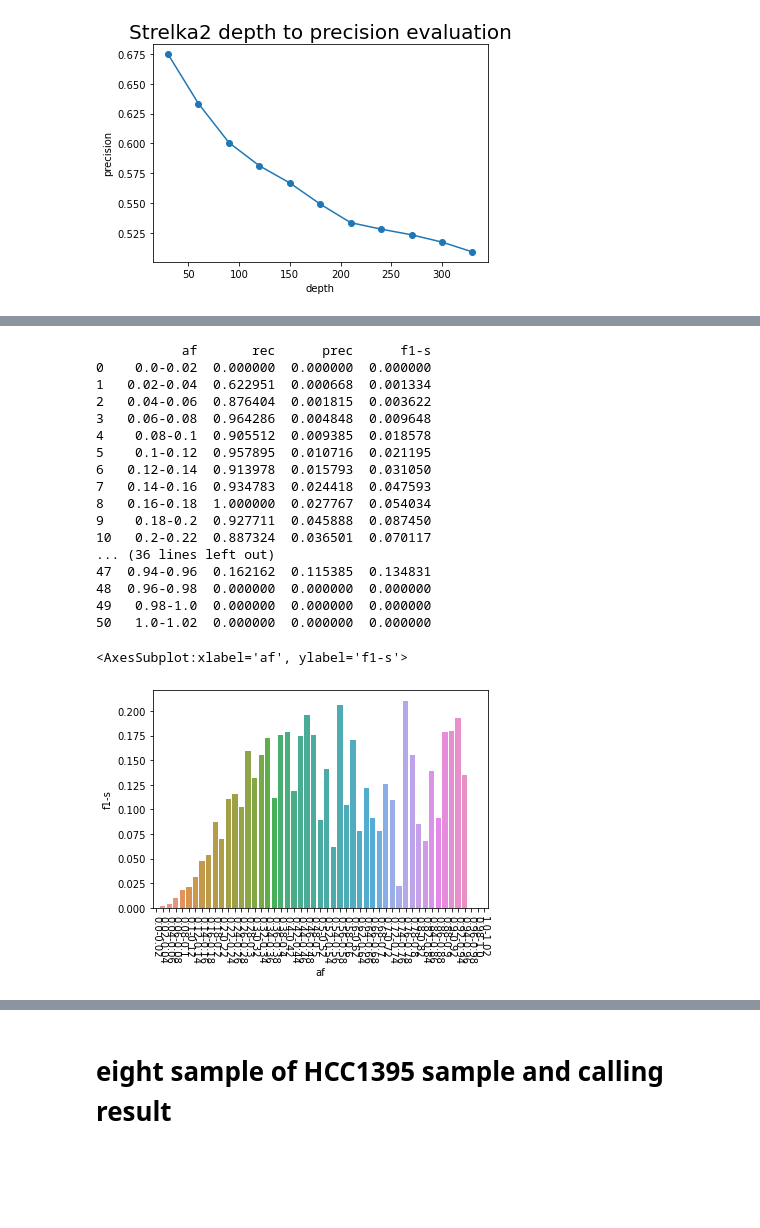
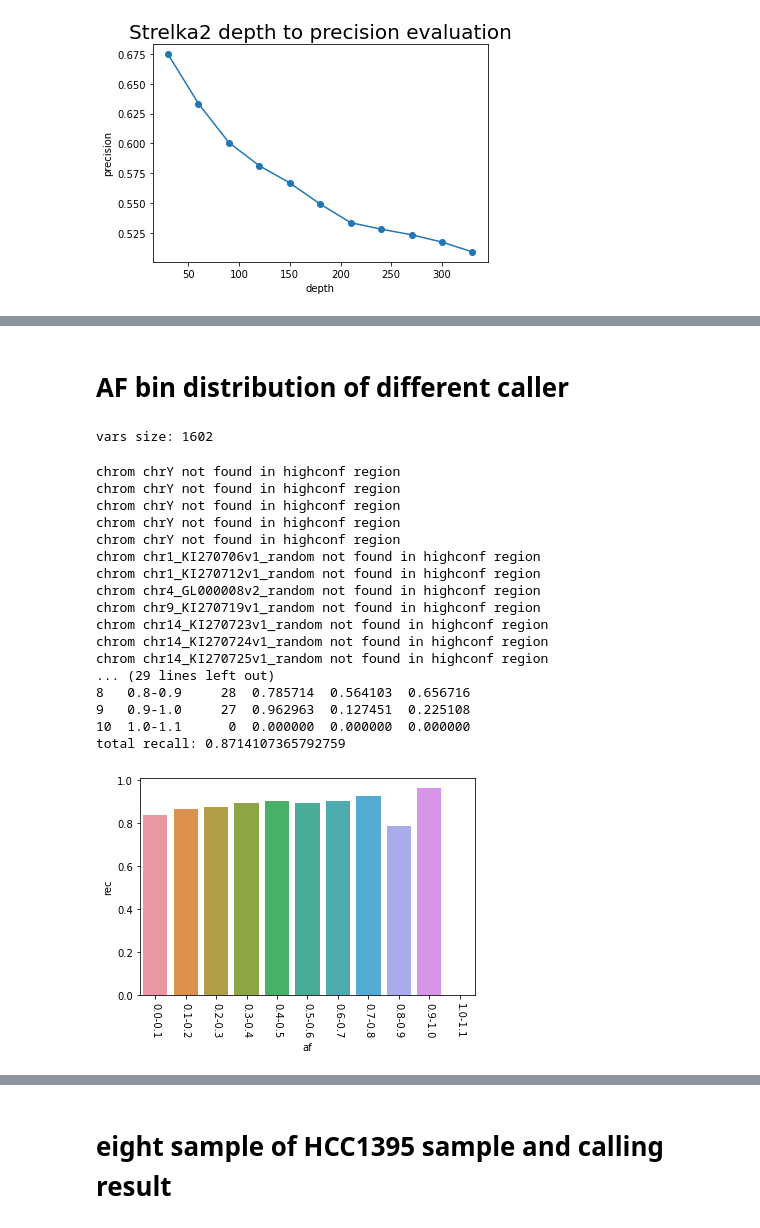
Before and after one commit to LeiHaoa/RabbitVar, a Jupyter notebook: RandomForest/Paper/ResultVisualization.ipynb, the cells around one changed output, grey strips where cells are left out. Saved outputs shown, nothing was run; the diff lists cells and outputs as text; code cells hidden in the pictures; blank space fills up the shorter version.

```diff
--- a/RandomForest/Paper/ResultVisualization.ipynb
+++ b/RandomForest/Paper/ResultVisualization.ipynb
@@ -524,32 +604,0 @@ bins_to_res = get_val_res_by_afbin(variant_af_bin, truth_af_bin)
-# %%
-import pandas as pd
-import seaborn as sns
-from matplotlib import pyplot as plt
-data = []
-for k, v in bins_to_res.items():
-    data.append([k, *v])
-df = pd.DataFrame(data)
-df.columns = ['af', 'rec', 'prec', 'f1-s']
-print(df)
-plt.xticks(rotation=270)
-sns.barplot(x="af", y="f1-s", data=df)
-# %% [output]
-           af       rec      prec      f1-s
-0    0.0-0.02  0.000000  0.000000  0.000000
-1   0.02-0.04  0.622951  0.000668  0.001334
-2   0.04-0.06  0.876404  0.001815  0.003622
-3   0.06-0.08  0.964286  0.004848  0.009648
-4    0.08-0.1  0.905512  0.009385  0.018578
-5    0.1-0.12  0.957895  0.010716  0.021195
-6   0.12-0.14  0.913978  0.015793  0.031050
-7   0.14-0.16  0.934783  0.024418  0.047593
-8   0.16-0.18  1.000000  0.027767  0.054034
-9    0.18-0.2  0.927711  0.045888  0.087450
-10   0.2-0.22  0.887324  0.036501  0.070117
-... (36 lines left out)
-47  0.94-0.96  0.162162  0.115385  0.134831
-48  0.96-0.98  0.000000  0.000000  0.000000
-49   0.98-1.0  0.000000  0.000000  0.000000
-50   1.0-1.02  0.000000  0.000000  0.000000
-<AxesSubplot:xlabel='af', ylabel='f1-s'>
-[figure, removed]
@@ -555,0 +664,40 @@ sns.barplot(x="af", y="f1-s", data=df)
+# %% [markdown]
+# AF bin distribution of different caller
+# %%
+## get truth data
+truth_file = 'plt:/home/data/data_share/FD/Truth/sINDEL.MDKT.superSet.v1.2.vcf'
+truth_file_local = "/Users/zhanghao/workspace/VariantCalling/ResVisual/hcctruth.vcf"
+if not os.path.exists(truth_file_local):
+  stat =  os.system(f"scp {truth_file} {truth_file_local}")
+  print(stat)
+truth_indels = get_variants(truth_file_local, "INDEL")
+truth_af_express = 'float(re.search(r\';TVAF=(0\\.\\w+);\', var_items[7]).group(1))'
+truth_af_bin = get_af_bin(truth_indels, 0, 1, 0.1, truth_af_express)
+# %% [output]
+vars size: 1602
+# %%
+## get mutect2 data
+mutect_indels = get_variants_from_remote("amd1:/home/large/haoz/BCBIO_WGS/workspace/WGS_NV_T_1/HCC1395_WGS_NV_T_1/WGS_NV_T_1/WGS_NV_T_1-mutect2.vcf.gz",
+                                         "INDEL", zipped = True)
+af_express = 'float(var_items[-1].split(\':\')[2])'
+variant_af_bin = get_af_bin(mutect_indels, 0, 1, 0.1, af_express)
+bins2res_result_visual(mutect_indels, variant_af_bin, truth_af_bin)
+# %% [output]
+chrom chrY not found in highconf region
+chrom chrY not found in highconf region
+chrom chrY not found in highconf region
+chrom chrY not found in highconf region
+chrom chrY not found in highconf region
+chrom chr1_KI270706v1_random not found in highconf region
+chrom chr1_KI270712v1_random not found in highconf region
+chrom chr4_GL000008v2_random not found in highconf region
+chrom chr9_KI270719v1_random not found in highconf region
+chrom chr14_KI270723v1_random not found in highconf region
+chrom chr14_KI270724v1_random not found in highconf region
+chrom chr14_KI270725v1_random not found in highconf region
+... (29 lines left out)
+8   0.8-0.9     28  0.785714  0.564103  0.656716
+9   0.9-1.0     27  0.962963  0.127451  0.225108
+10  1.0-1.1      0  0.000000  0.000000  0.000000
+total recall: 0.8714107365792759
+[figure, added]
```
Also changed, not shown: parts of 40 cells of this notebook, 7 other files.
